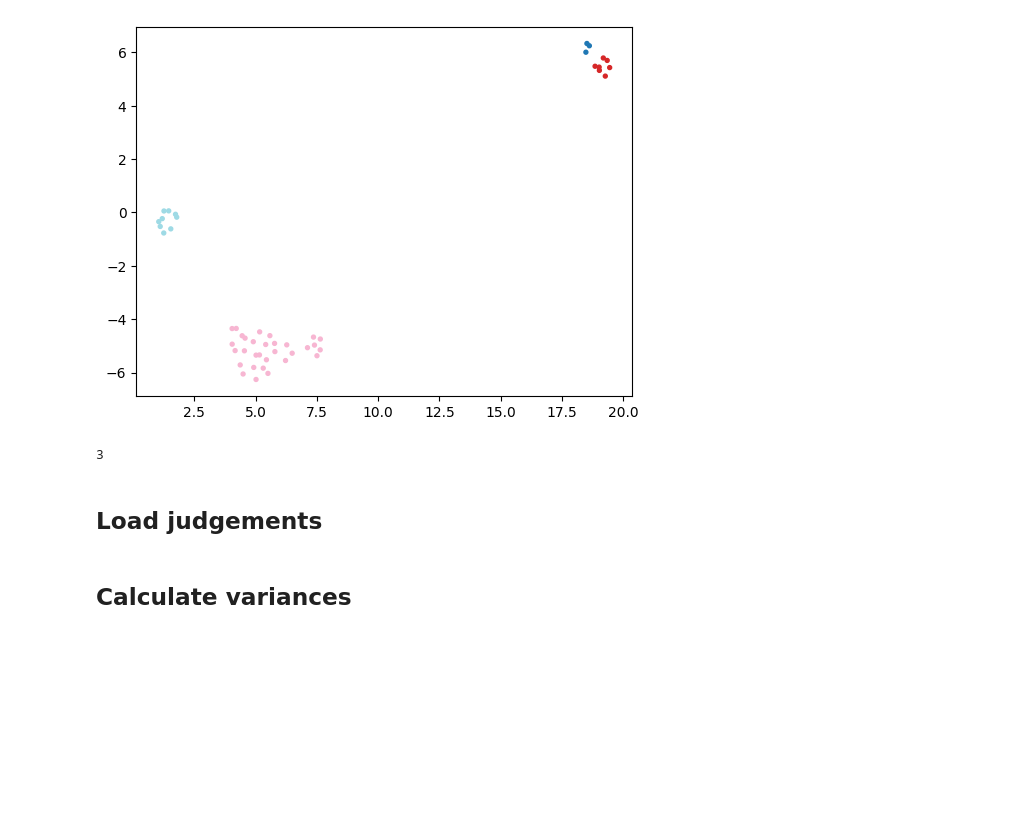
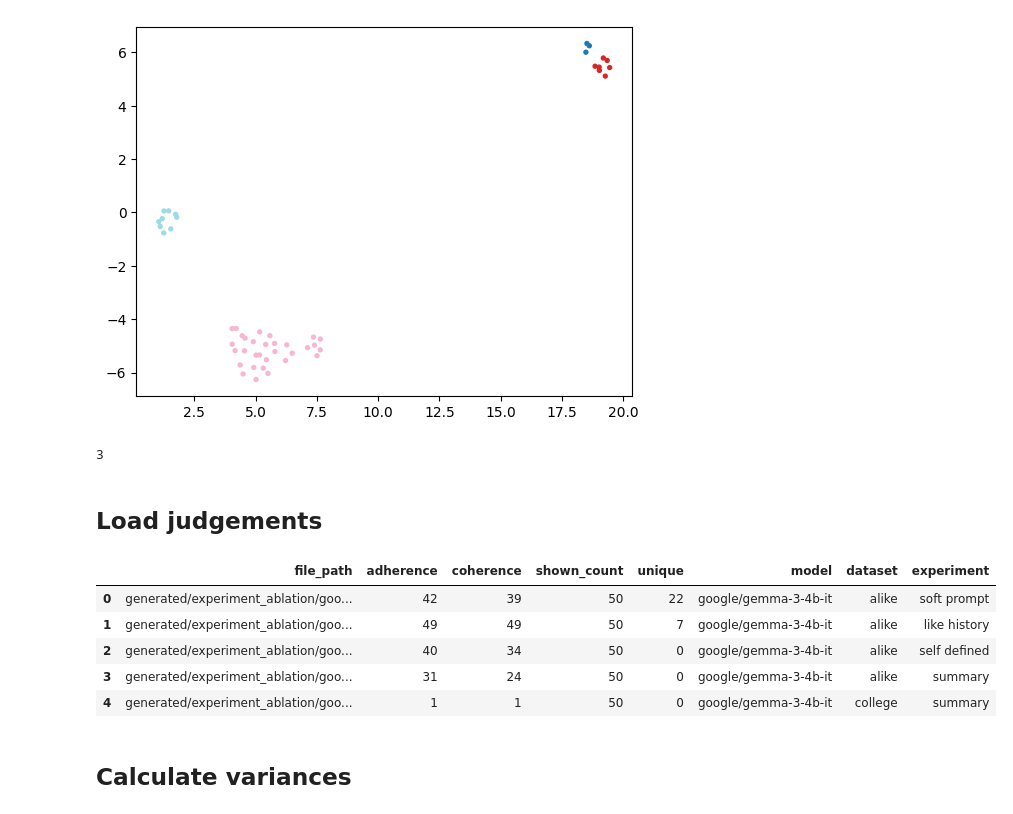
Before and after one commit to EinarBalan/slop, a Jupyter notebook: backend/notebooks/embedding.ipynb, the cells around one changed output. Drawn from its saved outputs; the diff is of its cells as text; code cells hidden in the pictures; blank space fills up the shorter version.

Commit message:
complete experiments

```diff
--- a/backend/notebooks/embedding.ipynb
+++ b/backend/notebooks/embedding.ipynb
@@ -261,2 +315,14 @@ def extract_texts(posts: List[dict]) -> List[str]:
+# %%
+# load into pandas dataframe
+import pandas as pd
+df = pd.read_json('../data/judgements/experiment_ablation_judgements_clean.json')
+df.head()
+# %% [output]
+|  | file_path | adherence | coherence | shown_count | unique | model | dataset | experiment |
+| 0 | generated/experiment_ablation/goo... | 42 | 39 | 50 | 22 | google/gemma-3-4b-it | alike | soft prompt |
+| 1 | generated/experiment_ablation/goo... | 49 | 49 | 50 | 7 | google/gemma-3-4b-it | alike | like history |
+| 2 | generated/experiment_ablation/goo... | 40 | 34 | 50 | 0 | google/gemma-3-4b-it | alike | self defined |
+| 3 | generated/experiment_ablation/goo... | 31 | 24 | 50 | 0 | google/gemma-3-4b-it | alike | summary |
+| 4 | generated/experiment_ablation/goo... | 1 | 1 | 50 | 0 | google/gemma-3-4b-it | college | summary |
 # %% [markdown]
 ## Calculate variances
```
Also changed, not shown: parts of 7 cells of this notebook, 21 other files.
